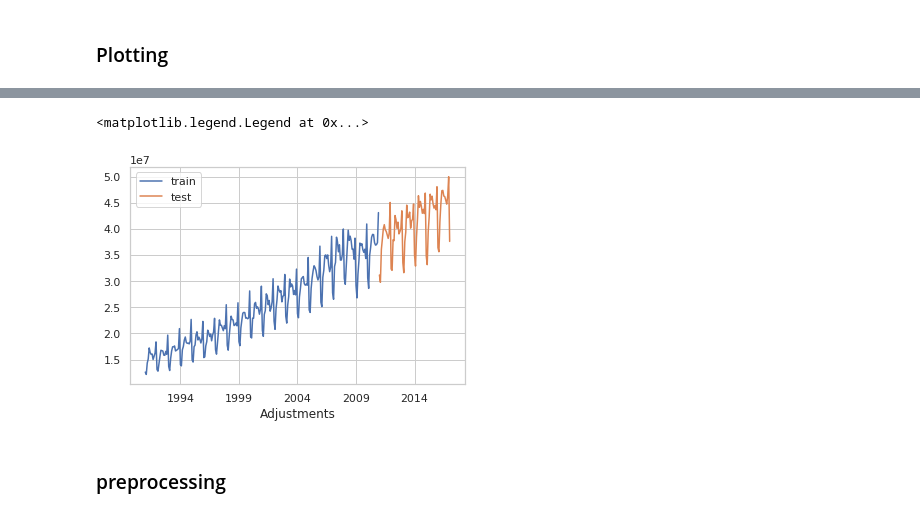
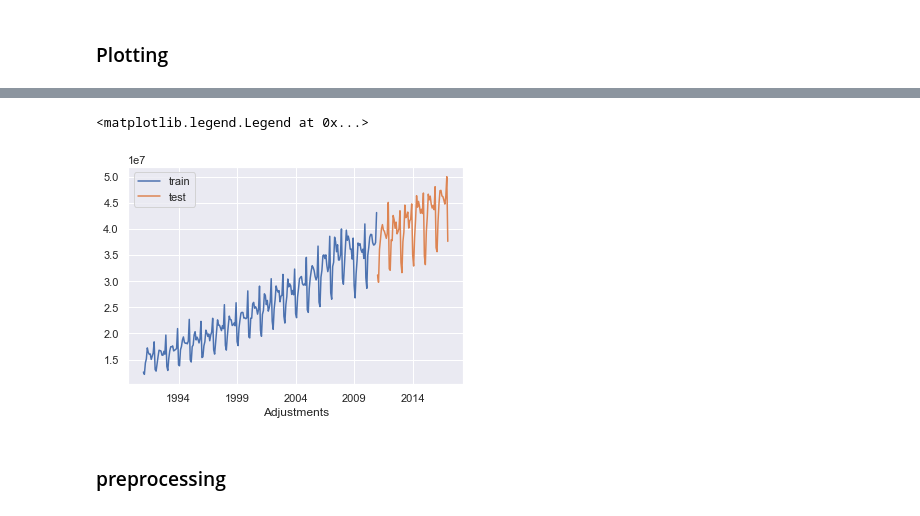
Before and after one commit to seokyeongheo/iot-data-practice, a Jupyter notebook: IOT_practice_01.RNN.ipynb, the cells around one changed output, grey strips where cells are left out. Saved outputs shown, nothing was run; the diff lists cells and outputs as text; code cells hidden in the pictures.

```diff
--- a/IOT_practice_01.RNN.ipynb
+++ b/IOT_practice_01.RNN.ipynb
@@ -7,6 +7,9 @@ import numpy as np
 import matplotlib.pyplot as plt
 plt.rcParams["font.family"] = "Dejavu Sans"
 
+import seaborn as sns
+sns.set()
+
 %matplotlib inline
 # %%
 !ls /Users/quartz/data/IOT_data/
@@ -15,5 +18,5 @@ cansim-0800020-eng-6674700030567901031.csv
 # %%
-file_path = '/Users/quartz/data/IOT_data/cansim-0800020-eng-6674700030567901031.csv'
+file_path = '/Users/quartz/data/iot-data/cansim-0800020-eng-6674700030567901031.csv'
 # %%
 data_raw = pd.read_csv(file_path, skiprows=6, skipfooter=9)
 data_raw.head()
@@ -54,7 +56,16 @@ Timestamp('2011-01-01 00:00:00')
 # %%
+# 기준점 형성(Timestamp)
+split_date = pd.Timestamp('01-01-2011')
+
 # Unadjusted feature만 활용해서 dataframe을 만든다
-
 train = data_raw.loc[:split_date, ['Unadjusted']]
 test = data_raw.loc[split_date:, ['Unadjusted']]
-train.shape, test.shape
+
+print(split_date, train.shape, test.shape)
+
+# plot
+
+ax = train.plot()
+test.plot(ax=ax)
+plt.legend(['train', 'test'])
 # %% [output]
@@ -62,12 +73,5 @@ train.shape, test.shape
+<matplotlib.legend.Legend at 0x...>
+[figure, added]
-# %%
-# plot
-
-ax = train.plot()
-test.plot(ax=ax)
-plt.legend(['train', 'test'])
-# %% [output]
-<matplotlib.legend.Legend at 0x...>
-[figure, removed]
 # %% [markdown]
 ### preprocessing
 # %%
```
Also changed, not shown: parts of 42 cells of this notebook.
